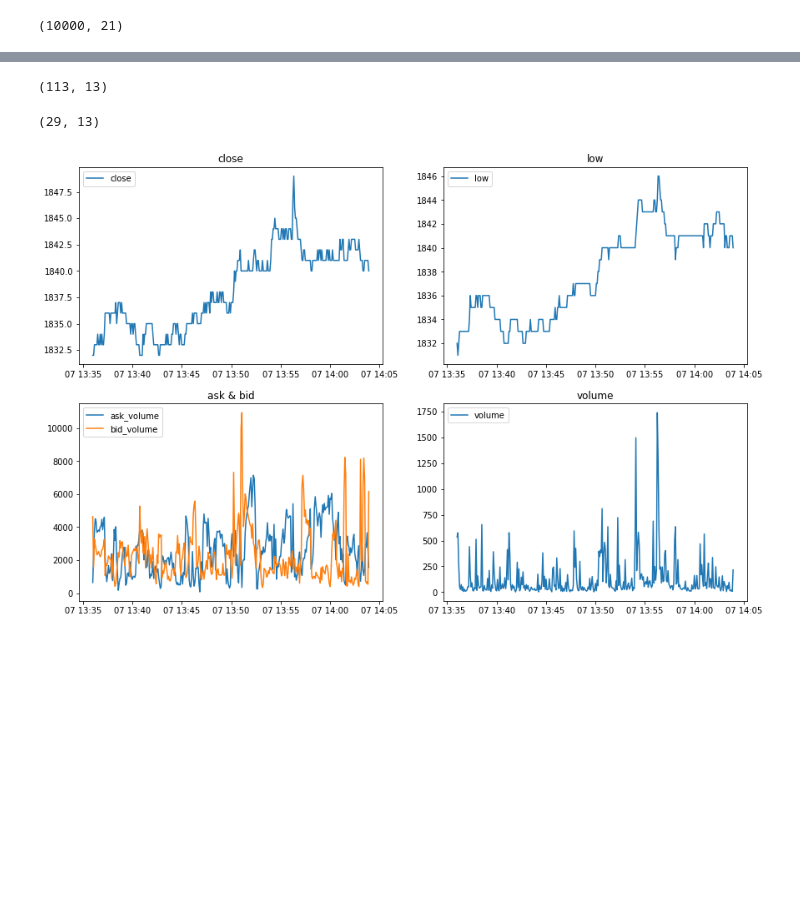
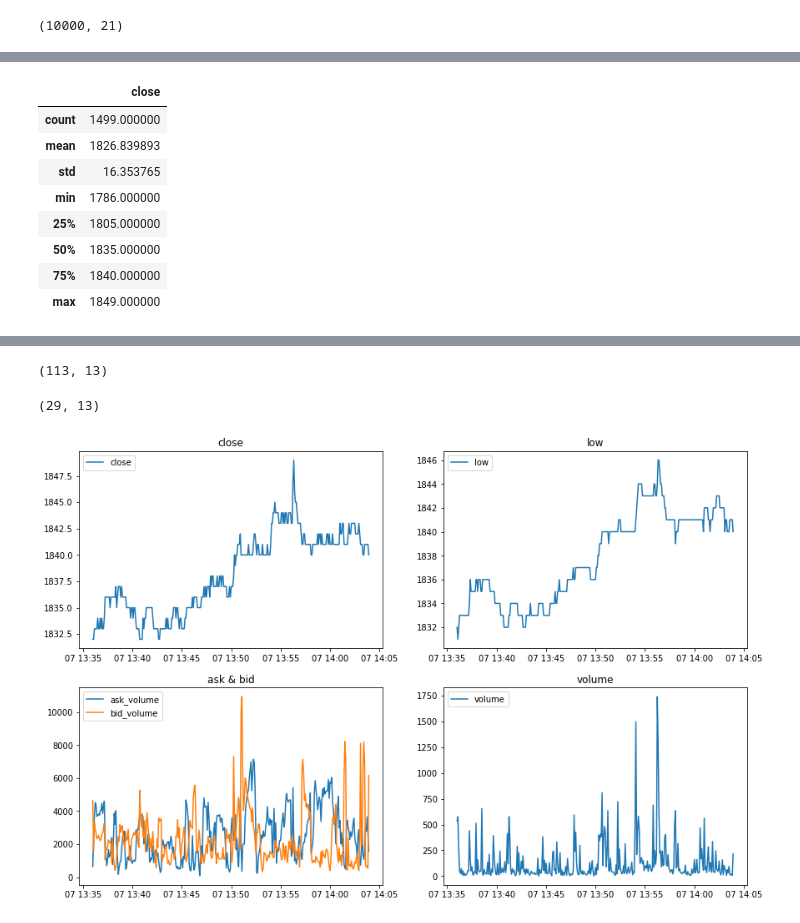
Before and after one commit to kylindai/qt, a Jupyter notebook: miaowa/ctp/bar/bar_fg2309_sec.ipynb, the cells around one changed output, grey strips where cells are left out. Cells and saved outputs as stored; diff of their text form; code cells hidden in the pictures; blank space fills up the shorter version.

```diff
--- a/miaowa/ctp/bar/bar_fg2309_sec.ipynb
+++ b/miaowa/ctp/bar/bar_fg2309_sec.ipynb
@@ -33,0 +34,12 @@ df_bar_sec_5.shape
+# %%
+df_bar_sec_5[['close']].describe()
+# %% [output]
+|  | close |
+| count | 1499.000000 |
+| mean | 1826.839893 |
+| std | 16.353765 |
+| min | 1786.000000 |
+| 25% | 1805.000000 |
+| 50% | 1835.000000 |
+| 75% | 1840.000000 |
+| max | 1849.000000 |
```
Also changed, not shown: parts of 4 cells of this notebook, 15 other files.
